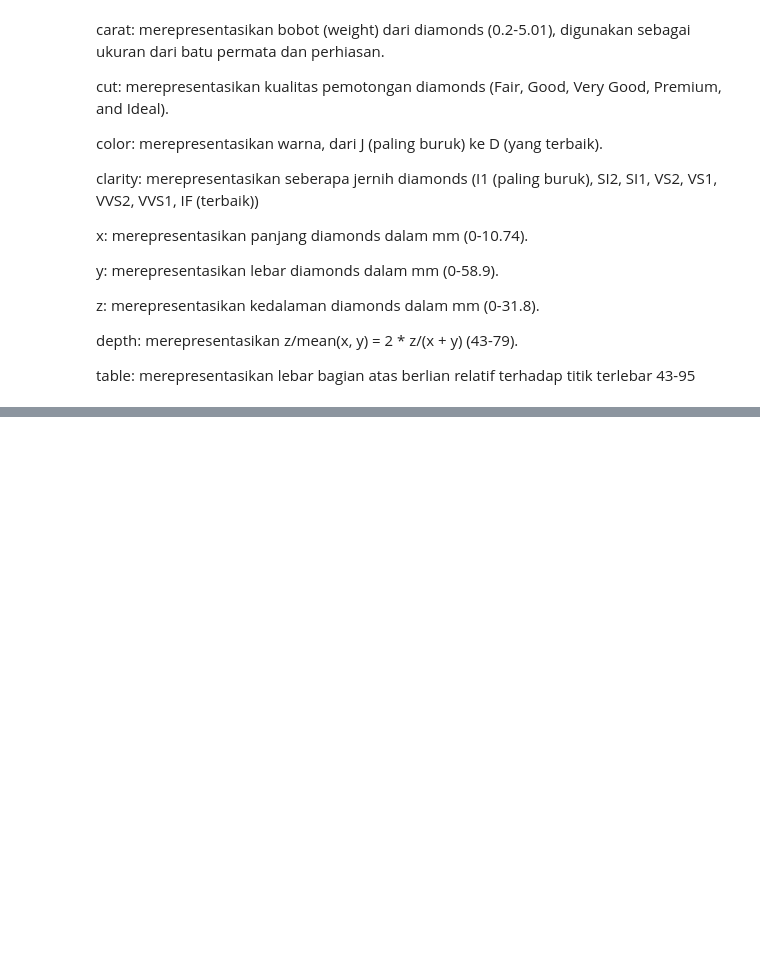
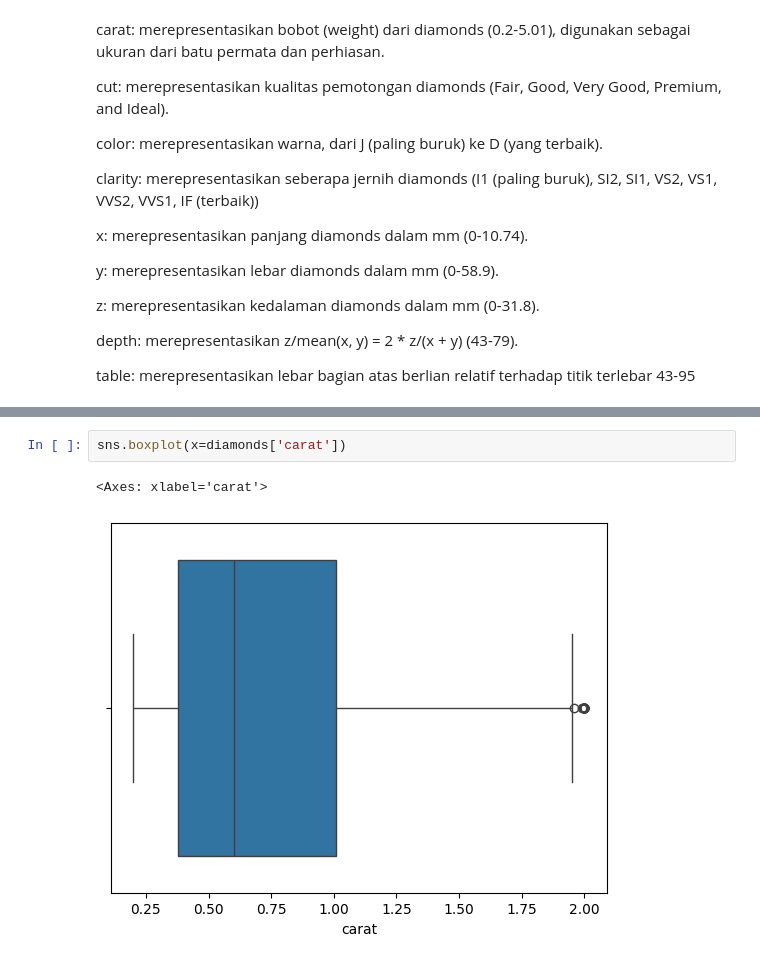
Before and after one commit to LouisVoterra/machinel-learning-terapan, a Jupyter notebook: Predictive Analysis/diamondPredictionAnalysis.ipynb, the cells around one changed output, grey strips where cells are left out. Cells and saved outputs as stored; diff of their text form; blank space fills up the shorter version.

```diff
--- a/Predictive Analysis/diamondPredictionAnalysis.ipynb
+++ b/Predictive Analysis/diamondPredictionAnalysis.ipynb
@@ -64,0 +179,5 @@ table: merepresentasikan lebar bagian atas berlian relatif terhadap titik terleb
+# %%
+sns.boxplot(x=diamonds['carat'])
+# %% [output]
+<Axes: xlabel='carat'>
+[figure, added]
```
Also changed, not shown: parts of 47 cells of this notebook.
